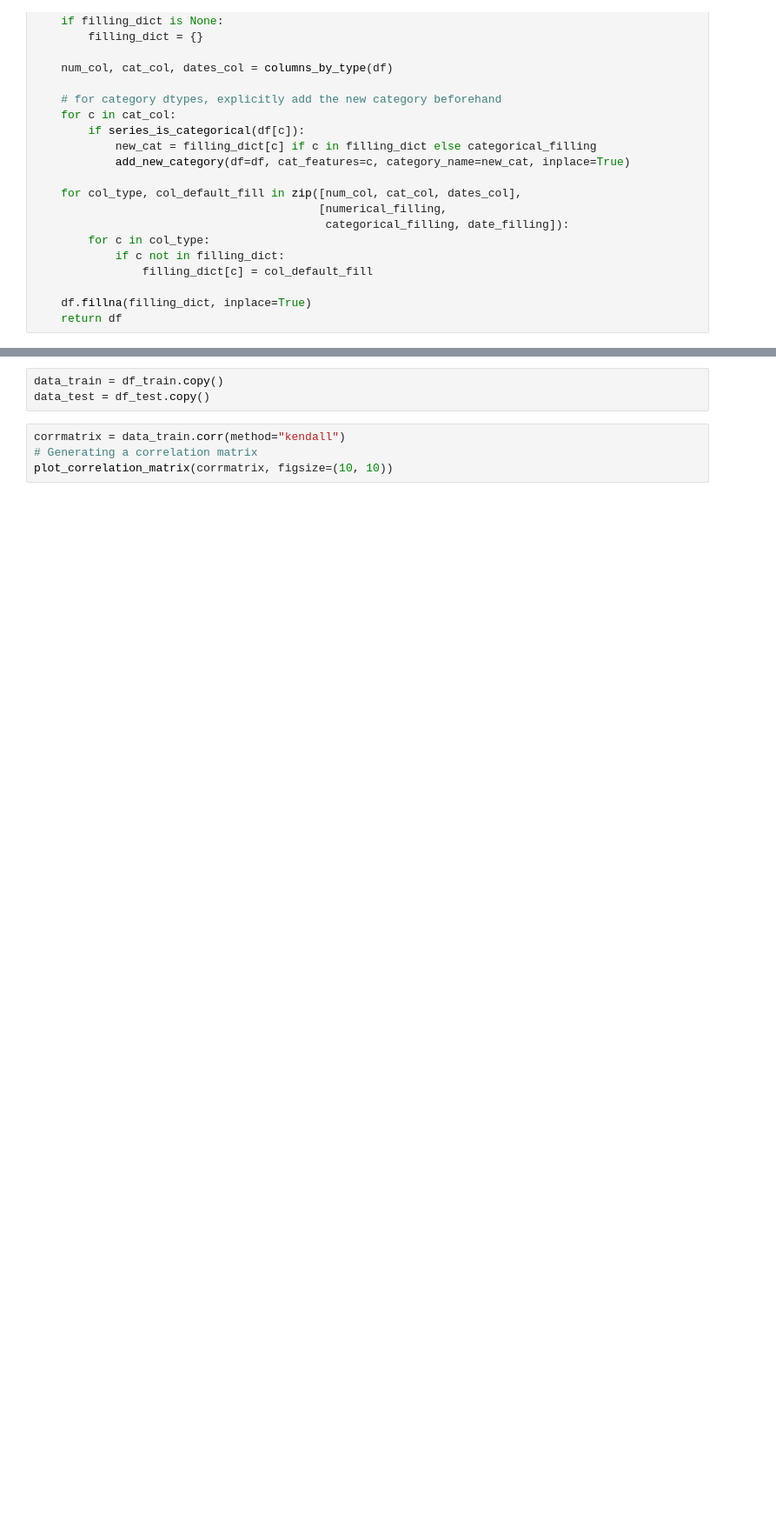
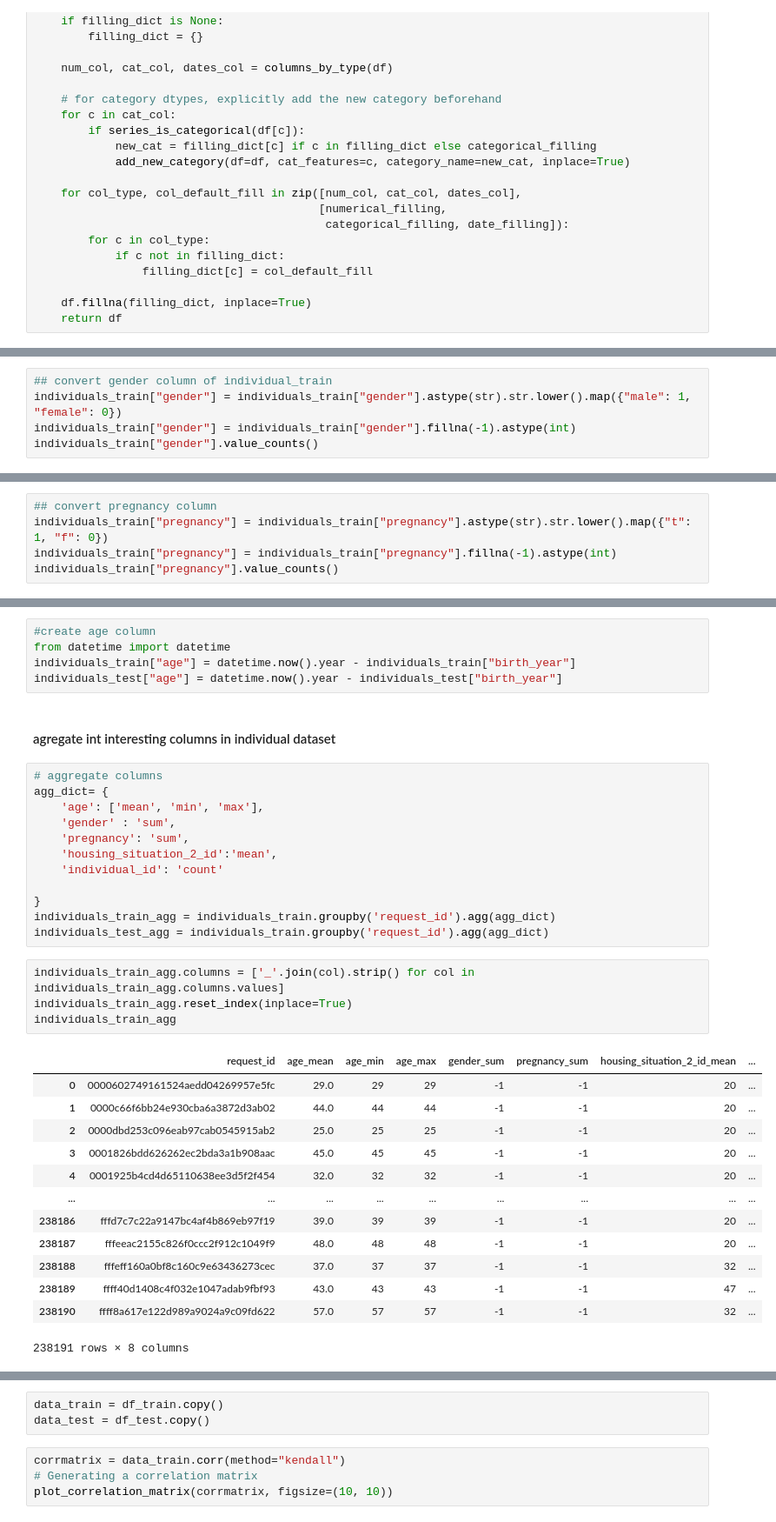
Before and after one commit to Pyth-Men-Code/prediction_granted_number_of_nights, a Jupyter notebook: data-science-test/1_data_cleaning_and_preprocessing.ipynb, the cells around one changed output, grey strips where cells are left out. Shown at 87% size. Saved outputs shown, nothing was run; the diff lists cells and outputs as text; blank space fills up the shorter version.

```diff
--- a/data-science-test/1_data_cleaning_and_preprocessing.ipynb
+++ b/data-science-test/1_data_cleaning_and_preprocessing.ipynb
@@ -432,0 +419,5 @@ df_train.shape, df_test.shape
+# %%
+## convert gender column of individual_train
+individuals_train["gender"] = individuals_train["gender"].astype(str).str.lower().map({"male": 1, "female": 0})
+individuals_train["gender"] = individuals_train["gender"].fillna(-1).astype(int)
+individuals_train["gender"].value_counts()
@@ -432,0 +435,5 @@ df_train.shape, df_test.shape
+# %%
+## convert pregnancy column
+individuals_train["pregnancy"] = individuals_train["pregnancy"].astype(str).str.lower().map({"t": 1, "f": 0})
+individuals_train["pregnancy"] = individuals_train["pregnancy"].fillna(-1).astype(int)
+individuals_train["pregnancy"].value_counts()
@@ -432,0 +451,37 @@ df_train.shape, df_test.shape
+# %%
+#create age column
+from datetime import datetime
+individuals_train["age"] = datetime.now().year - individuals_train["birth_year"]
+individuals_test["age"] = datetime.now().year - individuals_test["birth_year"]
+# %% [markdown]
+#### agregate int interesting columns in individual dataset
+# %%
+# aggregate columns
+agg_dict= {
+    'age': ['mean', 'min', 'max'],
+    'gender' : 'sum',
+    'pregnancy': 'sum',
+    'housing_situation_2_id':'mean',
+    'individual_id': 'count'
+
+}
+individuals_train_agg = individuals_train.groupby('request_id').agg(agg_dict)
+individuals_test_agg = individuals_train.groupby('request_id').agg(agg_dict)
+# %%
+individuals_train_agg.columns = ['_'.join(col).strip() for col in individuals_train_agg.columns.values]
+individuals_train_agg.reset_index(inplace=True)
+individuals_train_agg
+# %% [output]
+|  | request_id | age_mean | age_min | age_max | gender_sum | pregnancy_sum | housing_situation_2_id_mean | ... |
+| 0 | 0000602749161524aedd04269957e5fc | 29.0 | 29 | 29 | -1 | -1 | 20 | ... |
+| 1 | 0000c66f6bb24e930cba6a3872d3ab02 | 44.0 | 44 | 44 | -1 | -1 | 20 | ... |
+| 2 | 0000dbd253c096eab97cab0545915ab2 | 25.0 | 25 | 25 | -1 | -1 | 20 | ... |
+| 3 | 0001826bdd626262ec2bda3a1b908aac | 45.0 | 45 | 45 | -1 | -1 | 20 | ... |
+| 4 | 0001925b4cd4d65110638ee3d5f2f454 | 32.0 | 32 | 32 | -1 | -1 | 20 | ... |
+| ... | ... | ... | ... | ... | ... | ... | ... | ... |
+| 238186 | fffd7c7c22a9147bc4af4b869eb97f19 | 39.0 | 39 | 39 | -1 | -1 | 20 | ... |
+| 238187 | fffeeac2155c826f0ccc2f912c1049f9 | 48.0 | 48 | 48 | -1 | -1 | 20 | ... |
+| 238188 | fffeff160a0bf8c160c9e63436273cec | 37.0 | 37 | 37 | -1 | -1 | 32 | ... |
+| 238189 | ffff40d1408c4f032e1047adab9fbf93 | 43.0 | 43 | 43 | -1 | -1 | 47 | ... |
+| 238190 | ffff8a617e122d989a9024a9c09fd622 | 57.0 | 57 | 57 | -1 | -1 | 32 | ... |
+238191 rows × 8 columns
```
Also changed, not shown: parts of 65 cells of this notebook, 10 other files.
